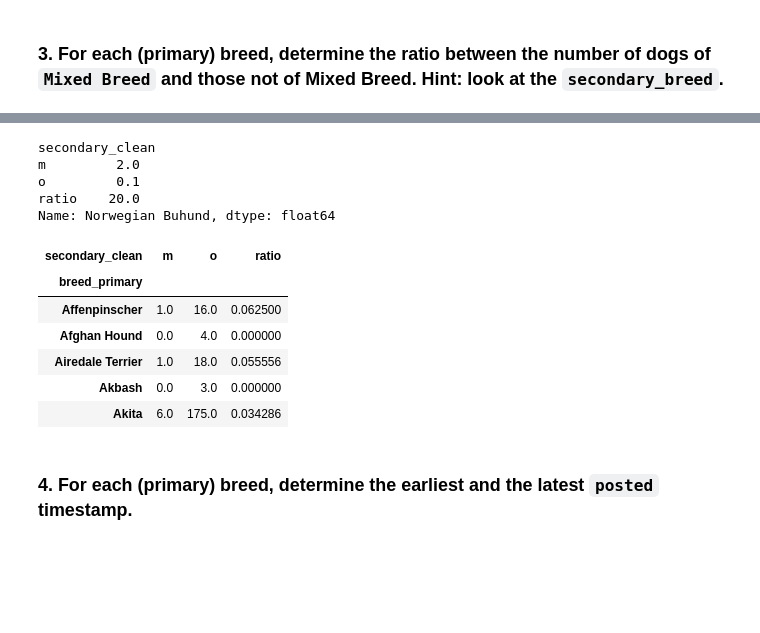
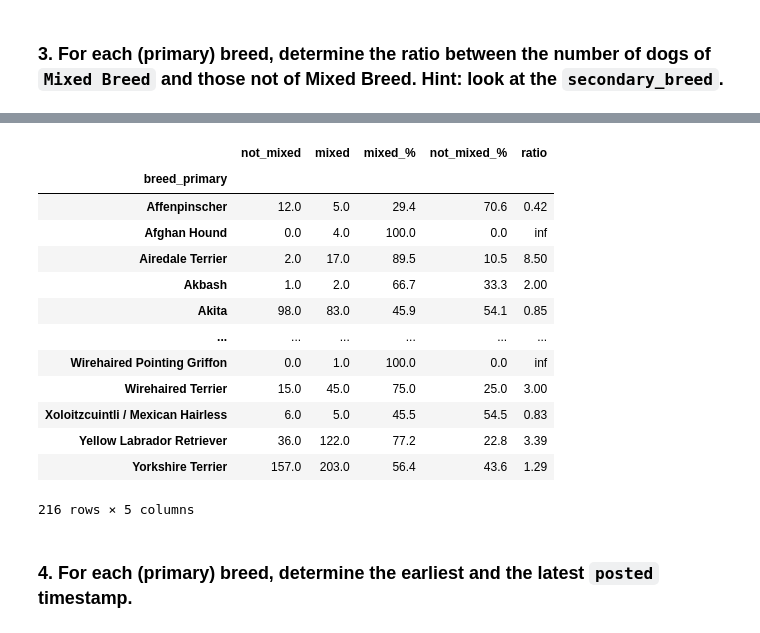
Before and after one commit to CoroTheBoss/CS-project, a Jupyter notebook: notebook.ipynb, the cells around one changed output, grey strips where cells are left out. Saved outputs shown, nothing was run; the diff lists cells and outputs as text; code cells hidden in the pictures; blank space fills up the shorter version.

```diff
--- a/notebook.ipynb
+++ b/notebook.ipynb
@@ -176,22 +102,23 @@ tabdf['ratio']=tabdf.apply(lambda row: row['m']/row['o'], axis=1)
-# %%
-#check
-tabdf.loc['Norwegian Buhund'] #only entry where o=0
-# %% [output]
-secondary_clean
-m         2.0
-o         0.1
-ratio    20.0
-Name: Norwegian Buhund, dtype: float64
-# %%
-tabdf.head()
-# %% [output]
-| secondary_clean | m | o | ratio |
-| breed_primary |  |  |  |
-| Affenpinscher | 1.0 | 16.0 | 0.062500 |
-| Afghan Hound | 0.0 | 4.0 | 0.000000 |
-| Airedale Terrier | 1.0 | 18.0 | 0.055556 |
-| Akbash | 0.0 | 3.0 | 0.000000 |
-| Akita | 6.0 | 175.0 | 0.034286 |
+# %%
+breed_tab["mixed_%"] = round(100 * breed_tab["mixed"] / (breed_tab["mixed"] + breed_tab["not_mixed"]), 1)
+breed_tab["not_mixed_%"] = round(100 * breed_tab["not_mixed"] / (breed_tab["mixed"] + breed_tab["not_mixed"]), 1)
+breed_tab["ratio"] = round(breed_tab["mixed"] / breed_tab["not_mixed"], 2)
+breed_tab
+# %% [output]
+|  | not_mixed | mixed | mixed_% | not_mixed_% | ratio |
+| breed_primary |  |  |  |  |  |
+| Affenpinscher | 12.0 | 5.0 | 29.4 | 70.6 | 0.42 |
+| Afghan Hound | 0.0 | 4.0 | 100.0 | 0.0 | inf |
+| Airedale Terrier | 2.0 | 17.0 | 89.5 | 10.5 | 8.50 |
+| Akbash | 1.0 | 2.0 | 66.7 | 33.3 | 2.00 |
+| Akita | 98.0 | 83.0 | 45.9 | 54.1 | 0.85 |
+| ... | ... | ... | ... | ... | ... |
+| Wirehaired Pointing Griffon | 0.0 | 1.0 | 100.0 | 0.0 | inf |
+| Wirehaired Terrier | 15.0 | 45.0 | 75.0 | 25.0 | 3.00 |
+| Xoloitzcuintli / Mexican Hairless | 6.0 | 5.0 | 45.5 | 54.5 | 0.83 |
+| Yellow Labrador Retriever | 36.0 | 122.0 | 77.2 | 22.8 | 3.39 |
+| Yorkshire Terrier | 157.0 | 203.0 | 56.4 | 43.6 | 1.29 |
+216 rows × 5 columns
 # %% [markdown]
 ### 4. For each (primary) breed, determine the earliest and the latest `posted` timestamp.
 # %%
```
Also changed, not shown: parts of 35 cells of this notebook.
